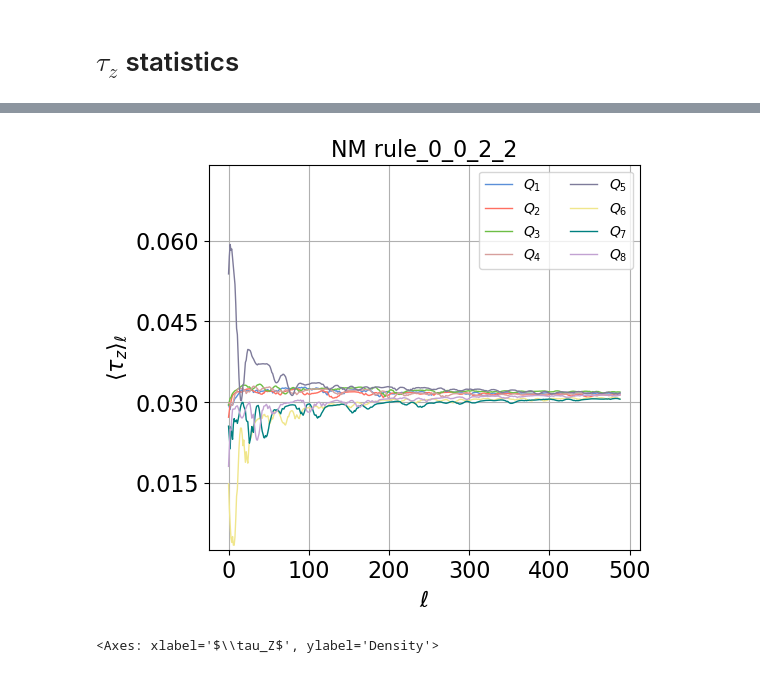
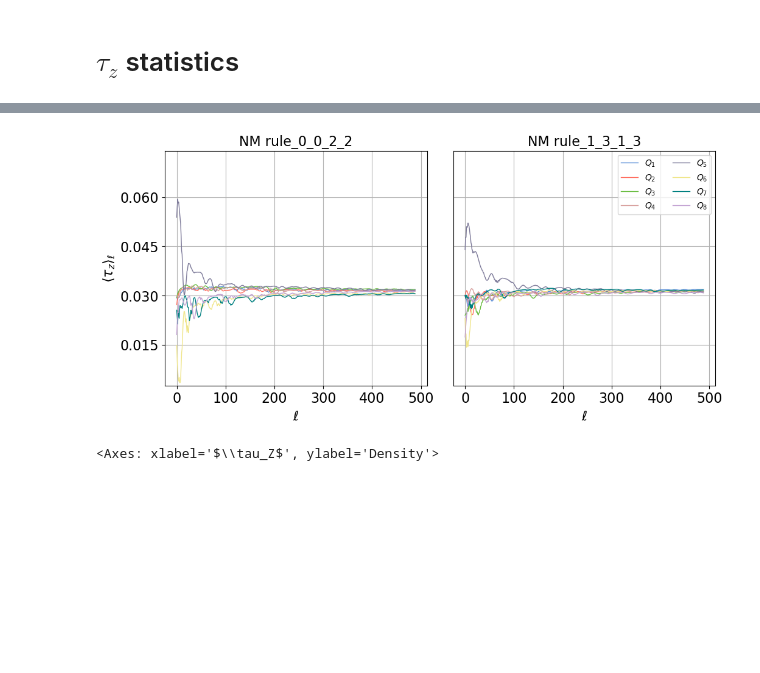
Before and after one commit to UnnatiAkhouri/QuNet, a Jupyter notebook: QuNet_bootcamp_2025/Session_7/NM_evolution.ipynb, the cells around one changed output, grey strips where cells are left out. Cells and saved outputs as stored; diff of their text form; code cells hidden in the pictures; blank space fills up the shorter version.

```diff
--- a/QuNet_bootcamp_2025/Session_7/NM_evolution.ipynb
+++ b/QuNet_bootcamp_2025/Session_7/NM_evolution.ipynb
@@ -116,3 +188,5 @@ pops_NM_0_0_2_2 = get_pops(newdata_0_0_2_2, n_qubits, "c2_2local", "NonMarkovian
+# %%
+pops_NM_1_3_1_3 = get_pops(newdata_1_3_1_3, n_qubits, "c2_2local", "NonMarkovian")
 # %% [markdown]
 # Node evolution
 # %%
@@ -159,13 +241,34 @@ plot_node_evolution(pops_NM_0_0_2_2[11], steps_range=(400,500))
 # %% [markdown]
 # $\tau_z$ statistics
 # %%
-steps = num_steps
-denom = 15.0
-
 def tz_two_q_dyns_map(pops_trial_index,denom = 15.0):
     tz = []
     np.array(pops_trial_index)
-    for step_index in range(steps):
+    num_steps, _ = pops_trial_index.shape
+    num_steps -= 1
+    for step_index in range(num_steps):
         tzi =  np.sin(np.pi/denom)*np.sin(np.pi/denom) -2*(pops_trial_index[step_index + 1 ] - np.cos(np.pi / denom)*np.cos(np.pi / denom)* pops_trial_index[step_index])
         tz.append(tzi)
     return tz
+
+def abs_tz(pops,denom):
+    abs_tz=[]
+    for step in tz_two_q_dyns_map(pops,denom):
+        abs_step = [abs(ele) for ele in step]
+        abs_tz.append(abs_step)
+    return abs_tz
+
+def CPcond(abs_tz_pops) :
+    cp_cond=[]
+    for step in abs_tz_pops:
+        cp_step = [ele + np.cos(np.pi / denom) * np. cos(np.pi / denom)  for ele in step]
+        cp_cond.append(cp_step)
+    return cp_cond
+
+def means_stds_of_tz_of_one_sim_index(tz_trial_index):
+    mean_stds_list = []
+    for step_index in range(steps):
+        stds = np.std(tz_trial_index [step_index])
+        means = np.mean(tz_trial_index[step_index])
+        mean_stds_list.append([means, stds])
+    return mean_stds_list
@@ -382,6 +474,8 @@ def plot_connectivity(
             ax.legend(loc='upper center', bbox_to_anchor=(0.5, -0.15),
                      ncol=13, fontsize=16)
 
+        ax.grid(True)
+
     # Main plotting code
     # First, determine global min/max across all datasets
     y_global_min = float('inf')
@@ -396,37 +490,39 @@ def plot_connectivity(
         # Add some padding as in your original code
         curr_min = curr_min - 0.25 * abs(curr_min)
         curr_max = curr_max + 0.25 * abs(curr_max)
 
         y_global_min = min(y_global_min, curr_min)
         y_global_max = max(y_global_max, curr_max)
 
     # Now create all plots with the same y-axis limits
     for pop_idx in range(len(pops_list)):
         ax1 = fig.add_subplot(gs[0, pop_idx])
         create_time_averaged_plot(ax1, pops_list, pop_idx, "C2", population_titles[pop_idx],
                                 y_global_min, y_global_max)
 
     plt.legend(fontsize=10,ncol=2)
-    plt.grid(True)
+
 
     if dataset_label:
-        plt.savefig(f'tz_time_Averaged_comparison_c2_12)q_{dataset_label}.pdf', format='pdf', bbox_inches='tight')
+        plt.savefig(f'{FIGURES_FILEPATH}tz_time_averaged_comparison_{dataset_label}.pdf', format='pdf', bbox_inches='tight')
 
     plt.show()
 
-# TODO: prepare pops_list
-pops_list = [pops_NM_0_0_2_2]
+pops_list = [pops_NM_0_0_2_2,pops_NM_1_3_1_3]
 
 y_min=np.min(pops_list)
 y_max = np.max(pops_list)
 
 # Call the function with seed=50
 plot_connectivity(
     pops_list,
     seed=35,
     #ytherm12=ytherm12,  # Adjust this value as needed
-    population_titles = ["NM rule_0_0_2_2"]
+    population_titles = ["NM rule_0_0_2_2","NM rule_1_3_1_3"],
+    dataset_label='NonMarkovian'
 )
+
+# TODO: add horizontal line for what horizontal mean (average over initial pops) tau_z --> p_th * sin^2(theta)
 # %% [output]
-[figure, old version]
+[figure, new version]
 # %%
```
Also changed, not shown: parts of 28 cells of this notebook, 13 other files.
